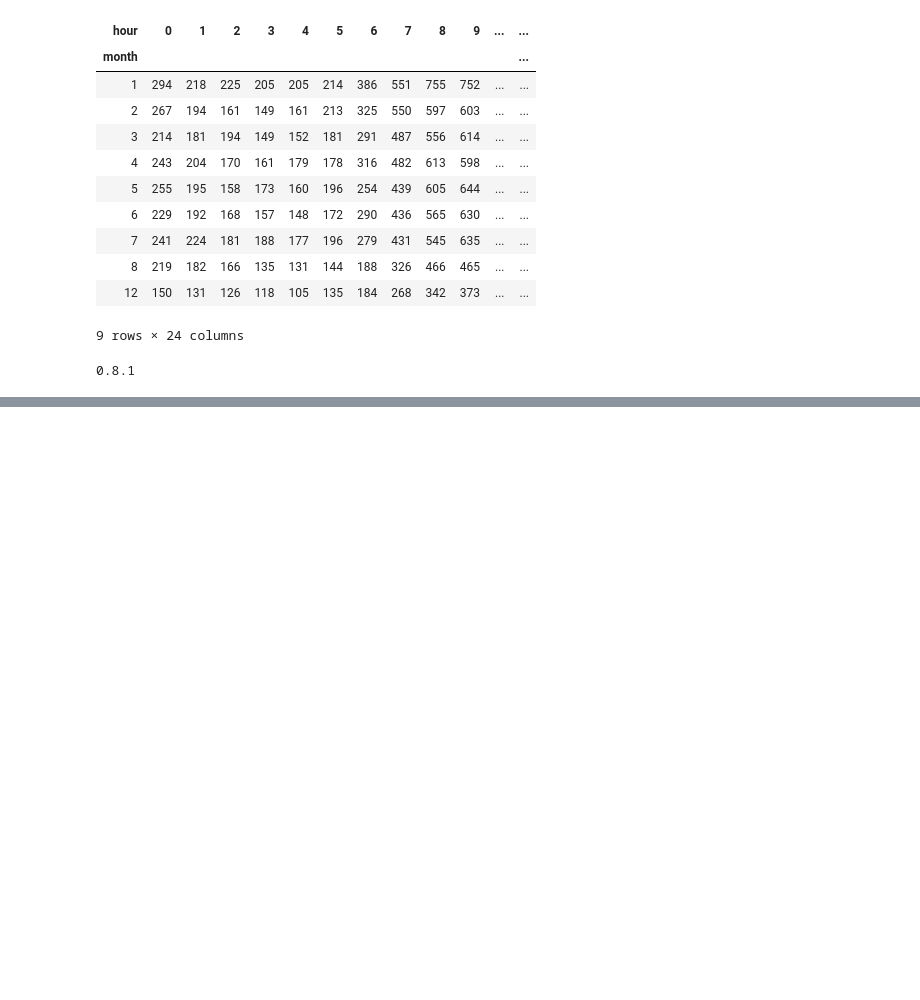
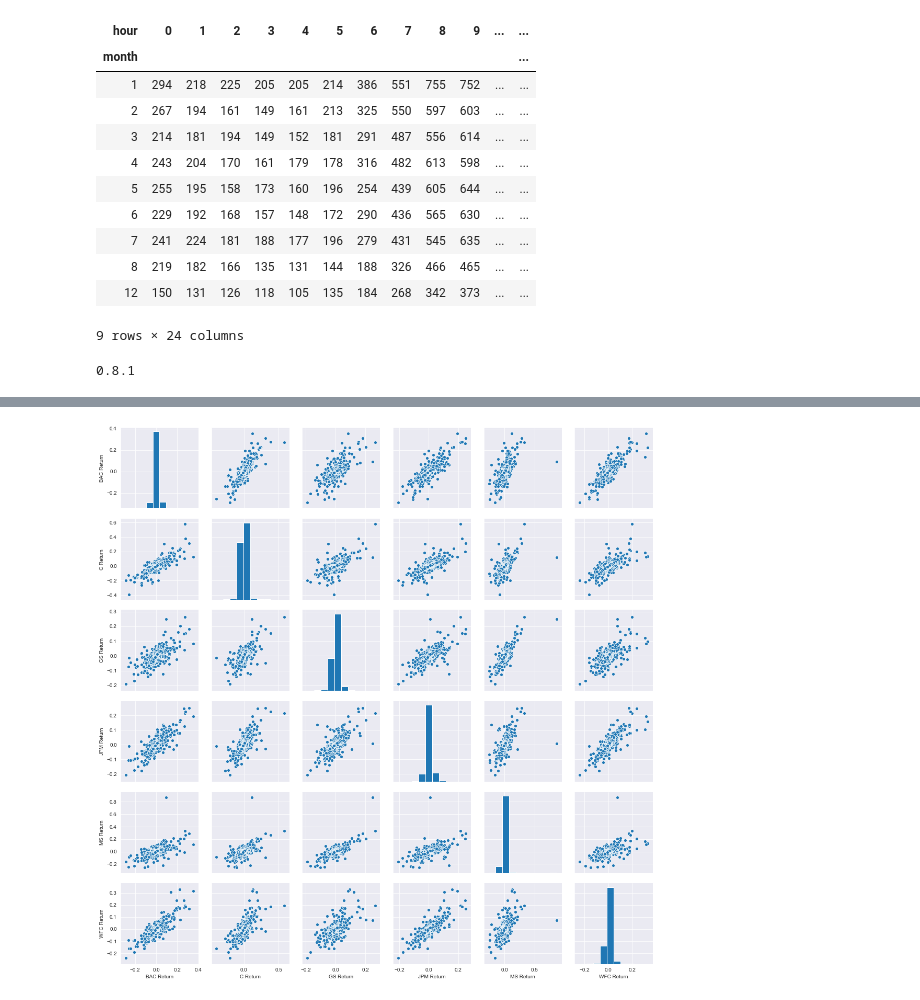
Before and after one commit to Sojiknight/PyDatSciStuds, a Jupyter notebook: Data_Capstone_Projects.ipynb, the cells around one changed output, grey strips where cells are left out. Saved outputs shown, nothing was run; the diff lists cells and outputs as text; code cells hidden in the pictures; blank space fills up the shorter version.

```diff
--- a/Data_Capstone_Projects.ipynb
+++ b/Data_Capstone_Projects.ipynb
@@ -311,0 +323,2 @@ bank_stocks.head()
+# %%
+returns = pd.DataFrame()
@@ -311,0 +340,4 @@ bank_stocks.head()
+# %%
+newplot = sns.pairplot(returns)
+# %% [output]
+[figure, added]
```
Also changed, not shown: parts of 9 cells of this notebook.
